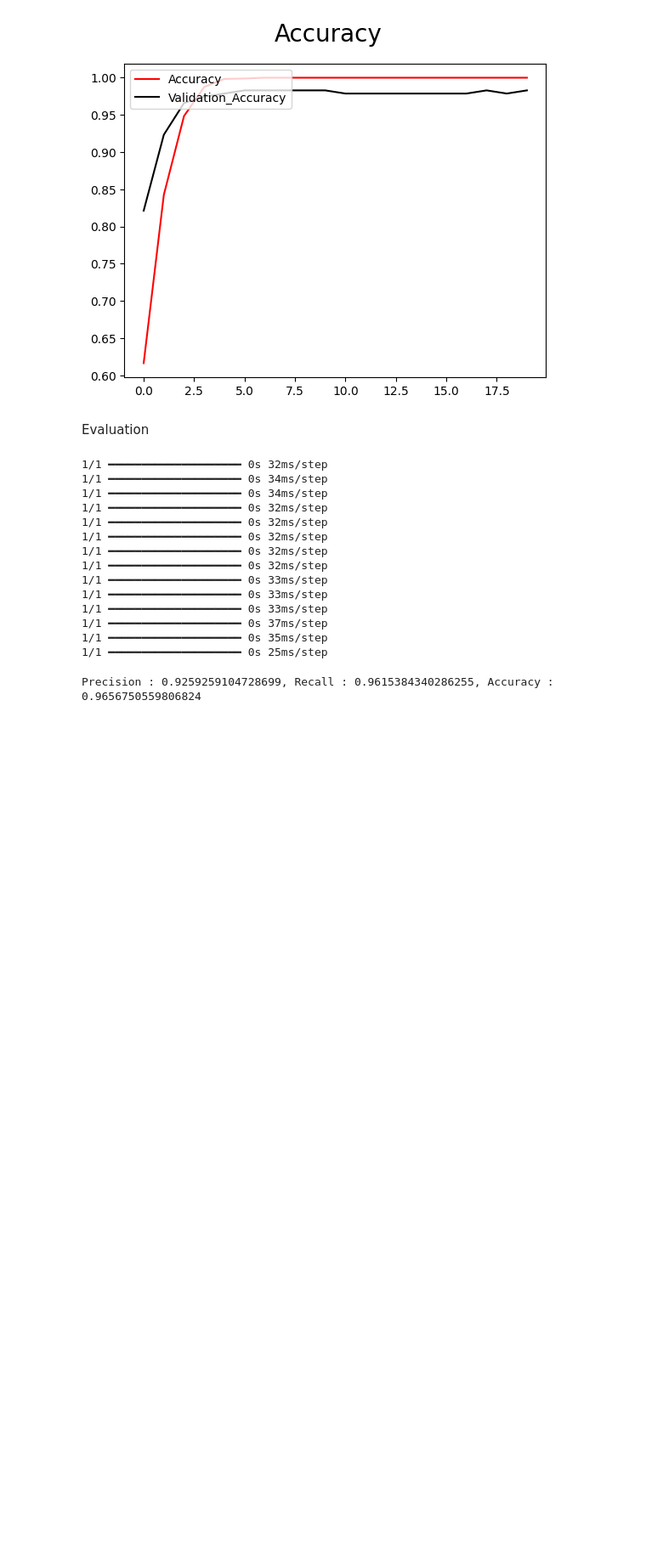
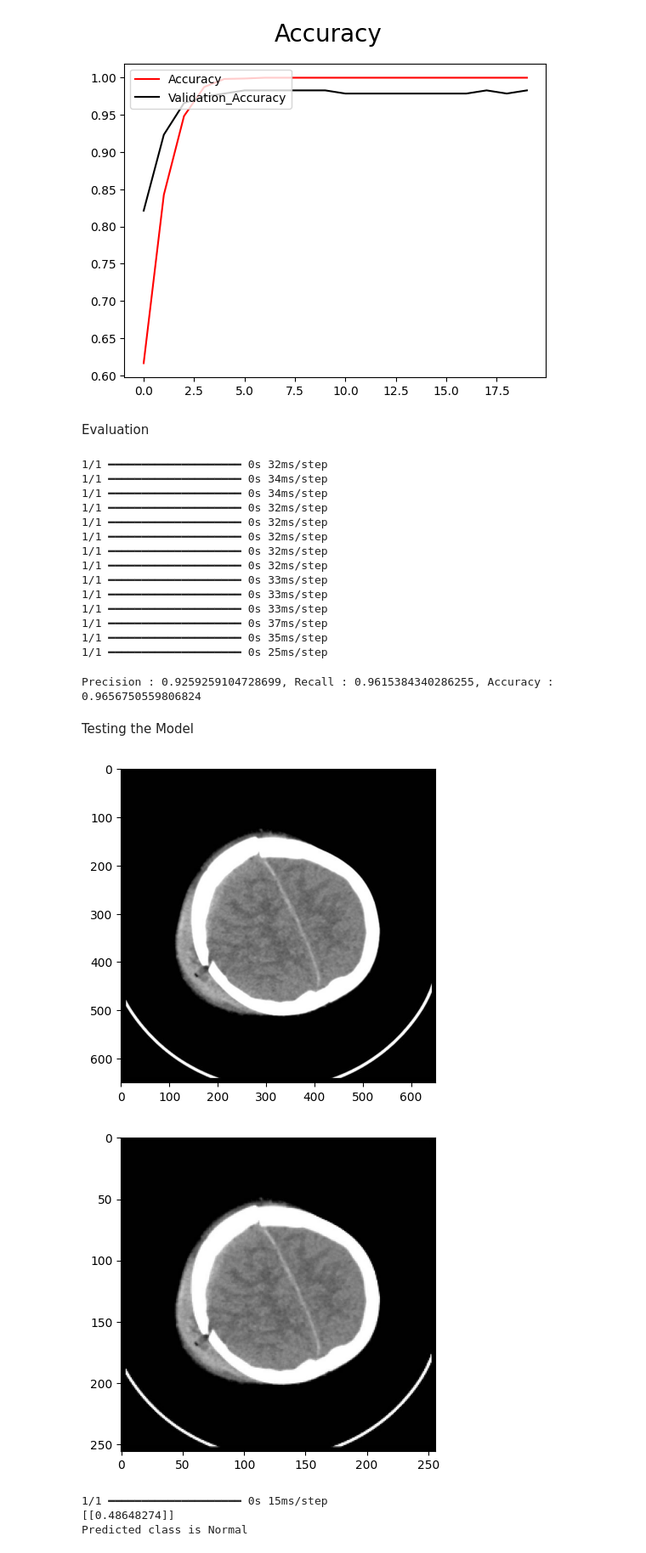
Before and after one commit to AkramOM606/DeepLearning-CNN-Brain-Stroke-Prediction, a Jupyter notebook: main.ipynb, the cells around one changed output. Shown: that part at 85% size. Saved outputs shown, nothing was run; the diff lists cells and outputs as text; code cells hidden in the pictures; blank space fills up the shorter version.

```diff
--- a/main.ipynb
+++ b/main.ipynb
@@ -170,3 +170,31 @@ for Batch in TestingData.as_numpy_iterator():
 print(f"Precision : {Precision.result()}, Recall : {Recall.result()}, Accuracy : {Accuracy.result()}")
 # %% [output]
 Precision : 0.9259259104728699, Recall : 0.9615384340286255, Accuracy : 0.9656750559806824
+# %% [markdown]
+Testing the Model
+# %%
+import cv2
+
+Img = cv2.imread('Dataset/Test/Normal/51 (42).jpg')
+plt.imshow(Img)
+plt.show()
+
+ResizedImg = tf.image.resize(Img, (256,256))
+plt.imshow(ResizedImg.numpy().astype(int))
+plt.show()
+# %% [output]
+[figure, added]
+[figure, added]
+# %%
+yhat = Model.predict(np.expand_dims(ResizedImg/255, 0))
+
+print(yhat)
+
+if yhat > 0.5:
+    print(f'Predicted class is Stroke')
+else:
+    print(f'Predicted class is Normal')
+# %% [output]
+1/1 ━━━━━━━━━━━━━━━━━━━━ 0s 15ms/step
+[[0.48648274]]
+Predicted class is Normal
```
Also changed, not shown: parts of 4 cells of this notebook, 1 other file.
